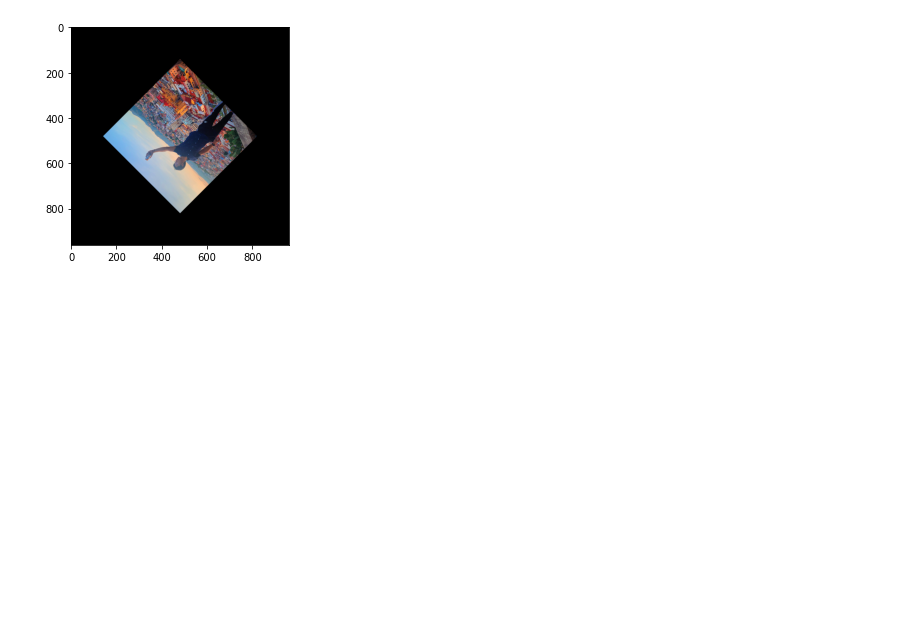
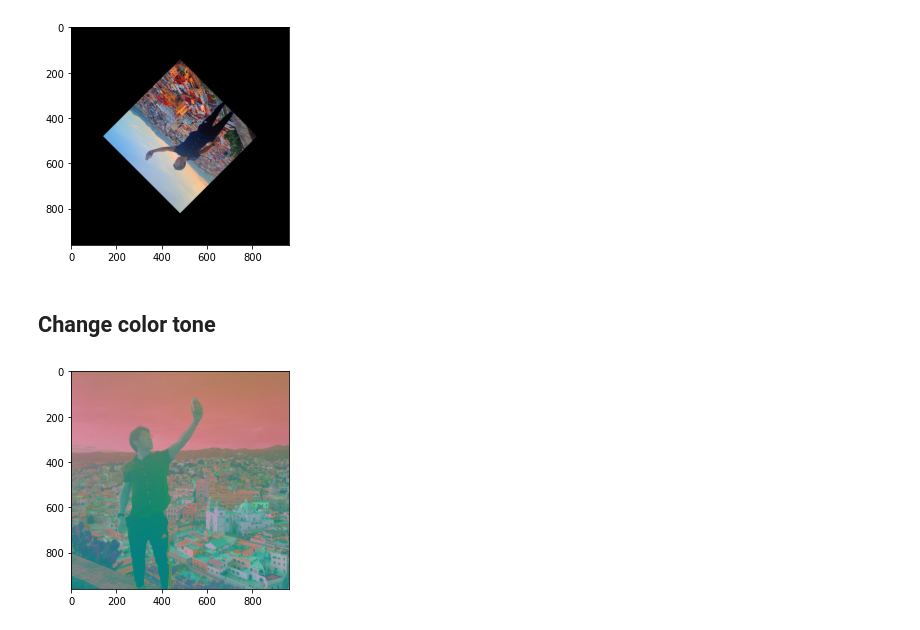
Before and after one commit to nobobobo/ml-handson, a Jupyter notebook: OpenCV_demo.ipynb, the cells around one changed output. Cells and saved outputs as stored; diff of their text form; code cells hidden in the pictures; blank space fills up the shorter version.

```diff
--- a/OpenCV_demo.ipynb
+++ b/OpenCV_demo.ipynb
@@ -152,3 +152,12 @@ plt.imshow(result_img)
 plt.show()
 # %% [output]
 [figure]
+# %% [markdown]
+## Change color tone
+# %%
+result_img = cv2.cvtColor(img_rgb, cv2.COLOR_RGB2LAB)
+
+plt.imshow(result_img)
+plt.show()
+# %% [output]
+[figure, added]
```
Also changed, not shown: parts of 13 cells of this notebook.
